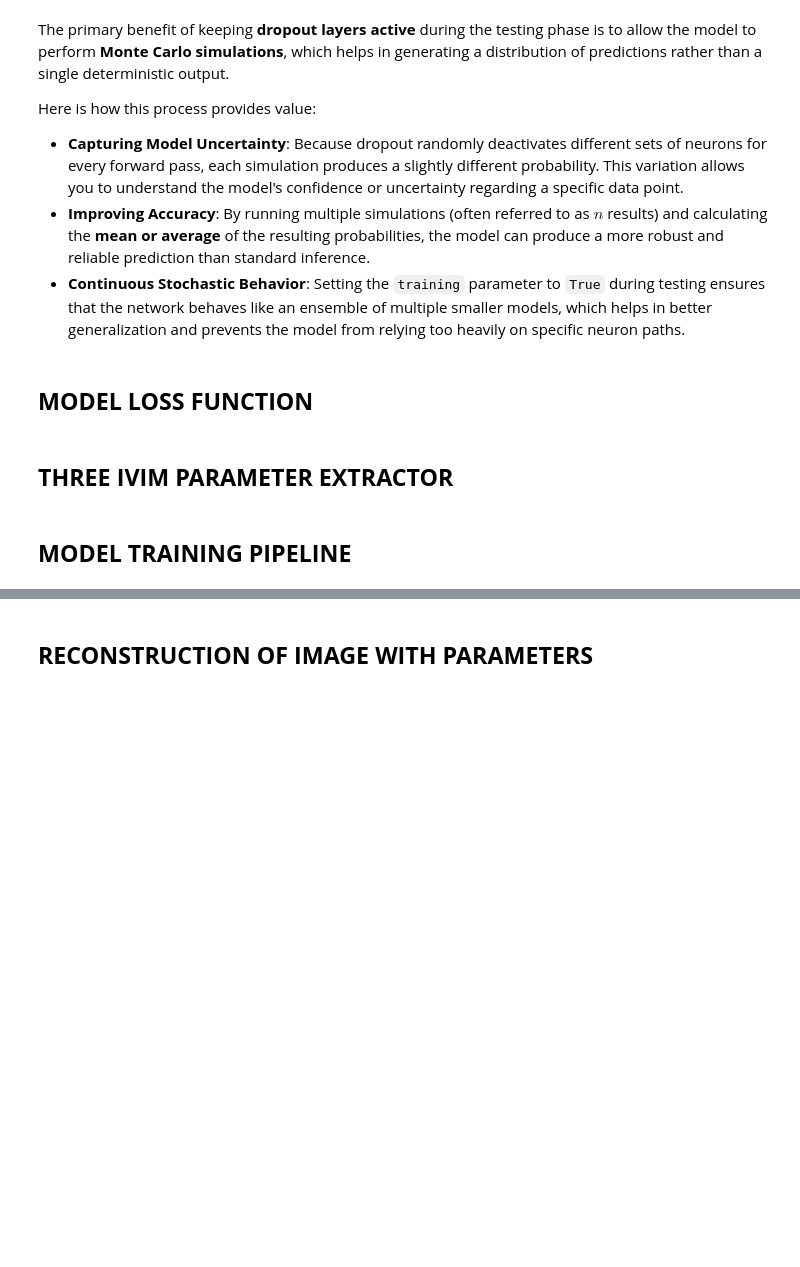
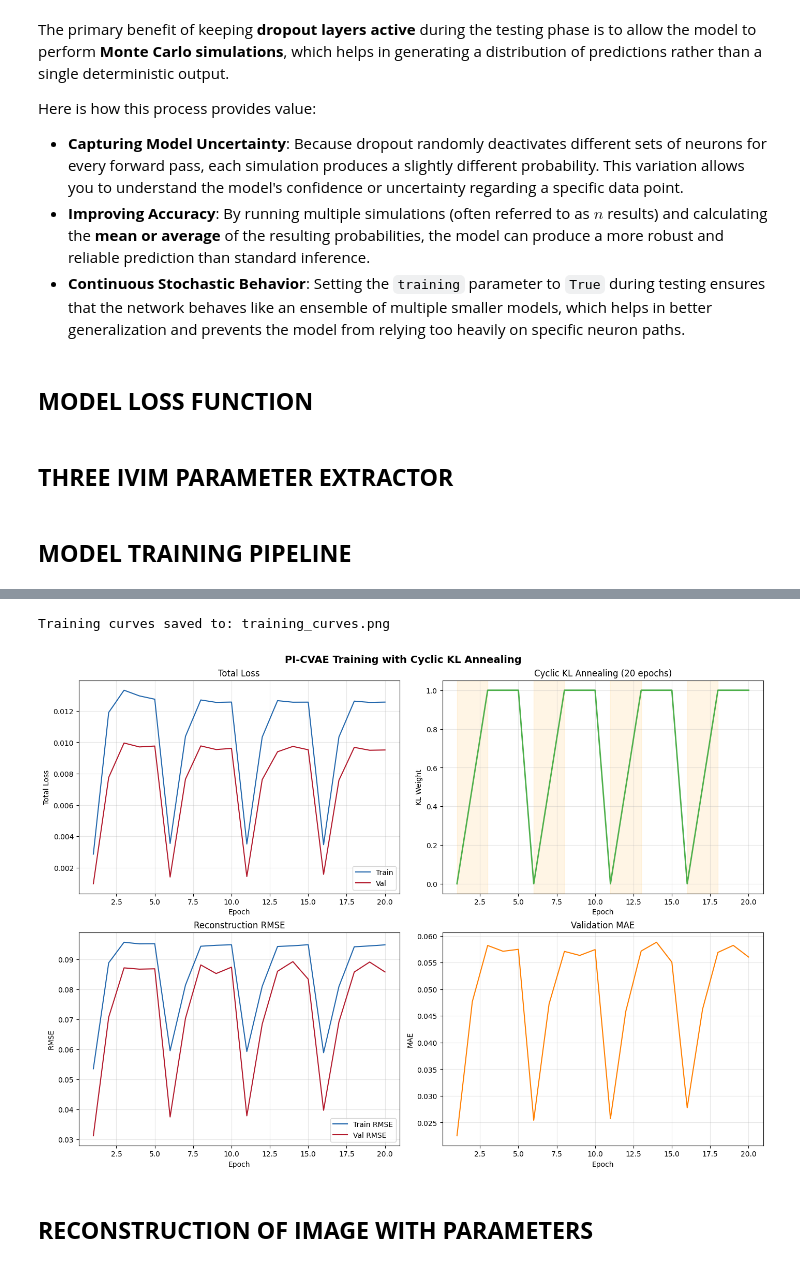
Before and after one commit to Saroj94/IVIM_Autoencoder, a Jupyter notebook: PICVAE_Test.ipynb, the cells around one changed output, grey strips where cells are left out. Saved outputs shown, nothing was run; the diff lists cells and outputs as text; code cells hidden in the pictures; blank space fills up the shorter version.

Commit message:
Training Loss plot

```diff
--- a/PICVAE_Test.ipynb
+++ b/PICVAE_Test.ipynb
@@ -930,7 +860,7 @@ def execute_cvae_training(model, train_loader, val_loader, num_epochs=EPOCHS, lr
     ##Training History storage
     history = {
         "epoch":[],
-        "kl weight":[],
+        "kl_weight":[],
         "train_loss":[], "train_rmse": [],
         "val_loss": [], "val_rmse": [], "val_mae":[]
     }
@@ -1049,10 +979,8 @@ def execute_cvae_training(model, train_loader, val_loader, num_epochs=EPOCHS, lr
         history["epoch"].append(epoch + 1)
         history["kl_weight"].append(current_kl_weight)
         history["train_loss"].append(avg_train_loss)
-        history["train_kl"].append(avg_train_kl)
         history["train_rmse"].append(avg_train_rmse)
         history["val_loss"].append(avg_val_loss)
-        history["val_kl"].append(avg_val_kl)
         history["val_rmse"].append(avg_val_rmse)
         history["val_mae"].append(avg_val_mae)
 
@@ -1090,11 +1018,6 @@ def plot_training_history(history, save_path=None):
     matplotlib.use("Agg")
     import matplotlib.pyplot as plt
     import matplotlib.font_manager as fm
-
-    # Font setup
-    fm.fontManager.addfont('/usr/share/fonts/truetype/dejavu/DejaVuSans.ttf')
-    plt.rcParams['font.sans-serif'] = ['DejaVu Sans']
-    plt.rcParams['axes.unicode_minus'] = False
 
     epochs = history["epoch"]
 
@@ -1275,6 +1198,17 @@ def ivim_uq(model, dataset, num_samples:int, device):
     return final_uncertainties
 # %% [markdown]
 ## **MODEL TRAINING PIPELINE**
+# %%
+##Epoch
+EPOCHS = 20
+INPUT_CHANNEL = len(bvals_arr)
+LATENT_DIM = 64
+COORD_DIM = 2
+LEARNING_RATE = 0.001
+KL_TAR = 0.01
+PARAM_WEIGHT = 0.1
+WARMUP_EPS = 10
+ANNEAL_EPS = 30
 # %%
 #Trigger localized sanity-check execution run
 #Set to epoch on CPU to verify syntax connectivity
@@ -1300,7 +1234,7 @@ cvae_model = PhysicsCVAE(
 cvae_model.to(device)
 
 # Run the sanity-check training pass
-execute_cvae_training(
+_, History = execute_cvae_training(
     model=cvae_model,
     train_loader=train_loader,
     val_loader=val_loader,
@@ -1311,3 +1283,8 @@ execute_cvae_training(
+# %%
+plot_training_history(History, save_path="training_curves.png")
+# %% [output]
+Training curves saved to: training_curves.png
+[figure, added]
 # %%
 # Extract IVIM parameters from the trained model
 D, Ds, f = generate_IVIM_params(cvae_model, train_loader, device=device.type)
```
Also changed, not shown: parts of 14 cells of this notebook.
